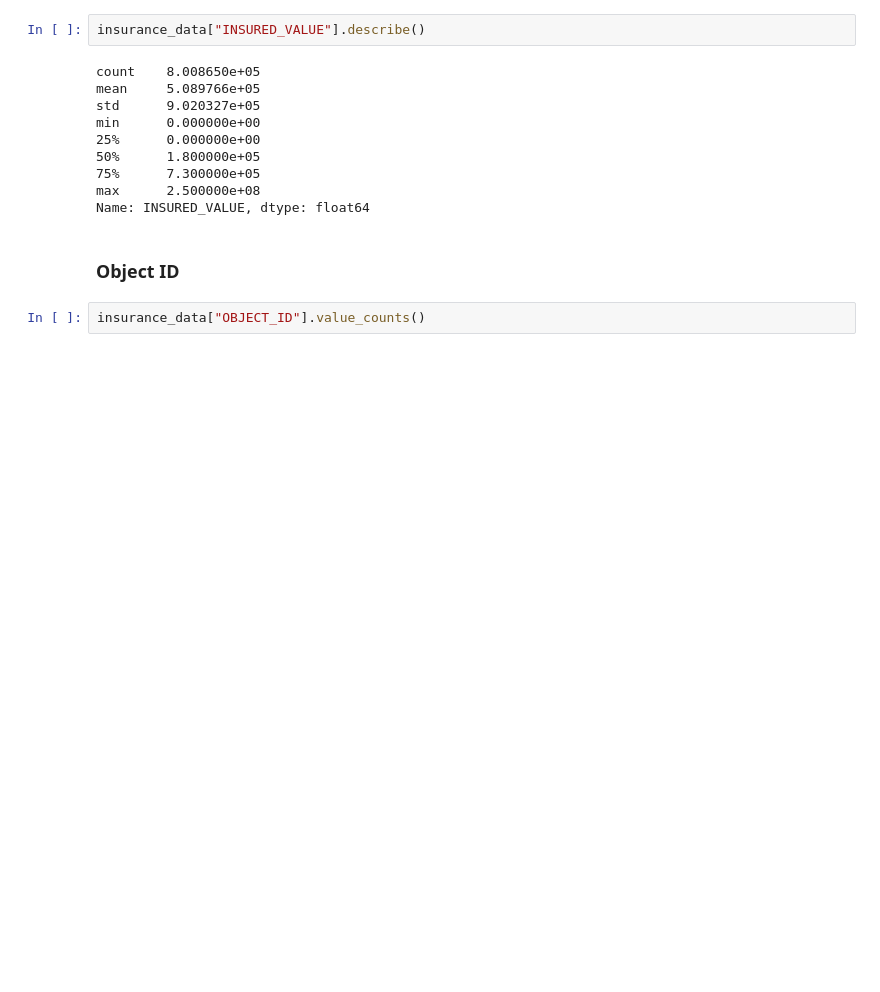
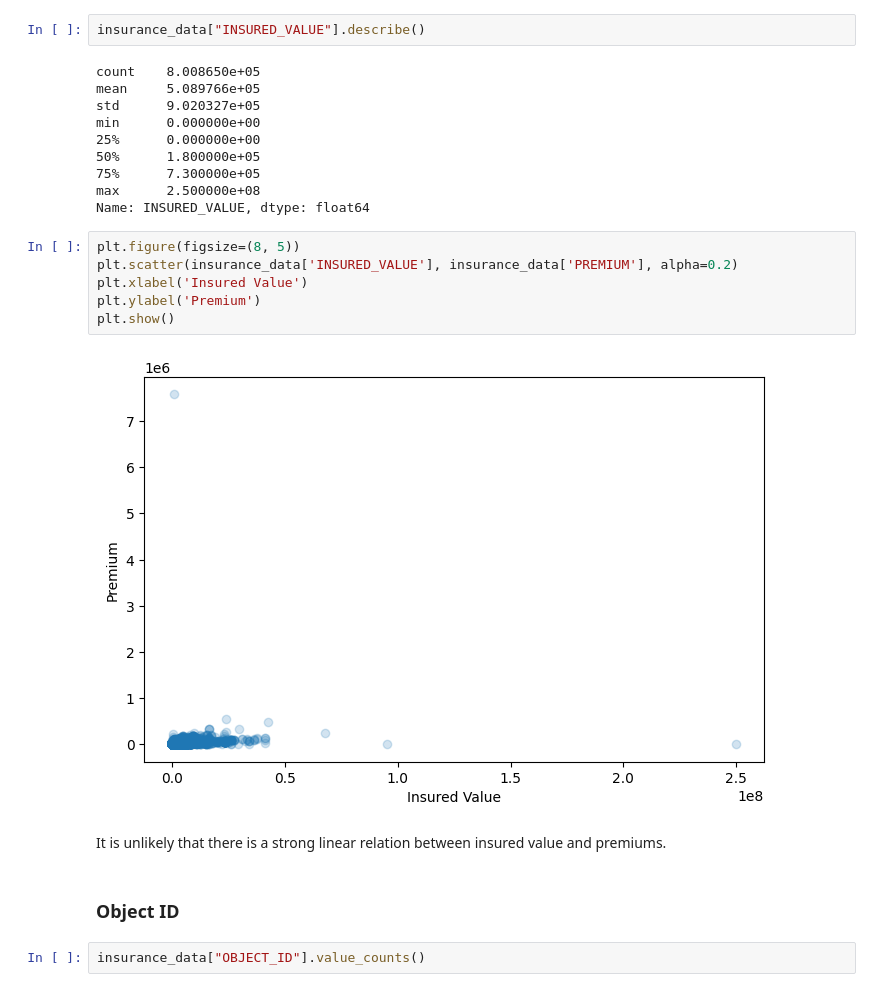
Before and after one commit to Mykolazaz/ethiopian-insurance-premiums, a Jupyter notebook: Basics.ipynb, the cells around one changed output. Drawn from its saved outputs; the diff is of its cells as text; blank space fills up the shorter version.

```diff
--- a/Basics.ipynb
+++ b/Basics.ipynb
@@ -353,6 +387,16 @@ min      0.000000e+00
 75%      7.300000e+05
 max      2.500000e+08
 Name: INSURED_VALUE, dtype: float64
+# %%
+plt.figure(figsize=(8, 5))
+plt.scatter(insurance_data['INSURED_VALUE'], insurance_data['PREMIUM'], alpha=0.2)
+plt.xlabel('Insured Value')
+plt.ylabel('Premium')
+plt.show()
+# %% [output]
+[figure, added]
+# %% [markdown]
+It is unlikely that there is a strong linear relation between insured value and premiums.
 # %% [markdown]
 ### Object ID
 # %%
```
Also changed, not shown: parts of 39 cells of this notebook.
